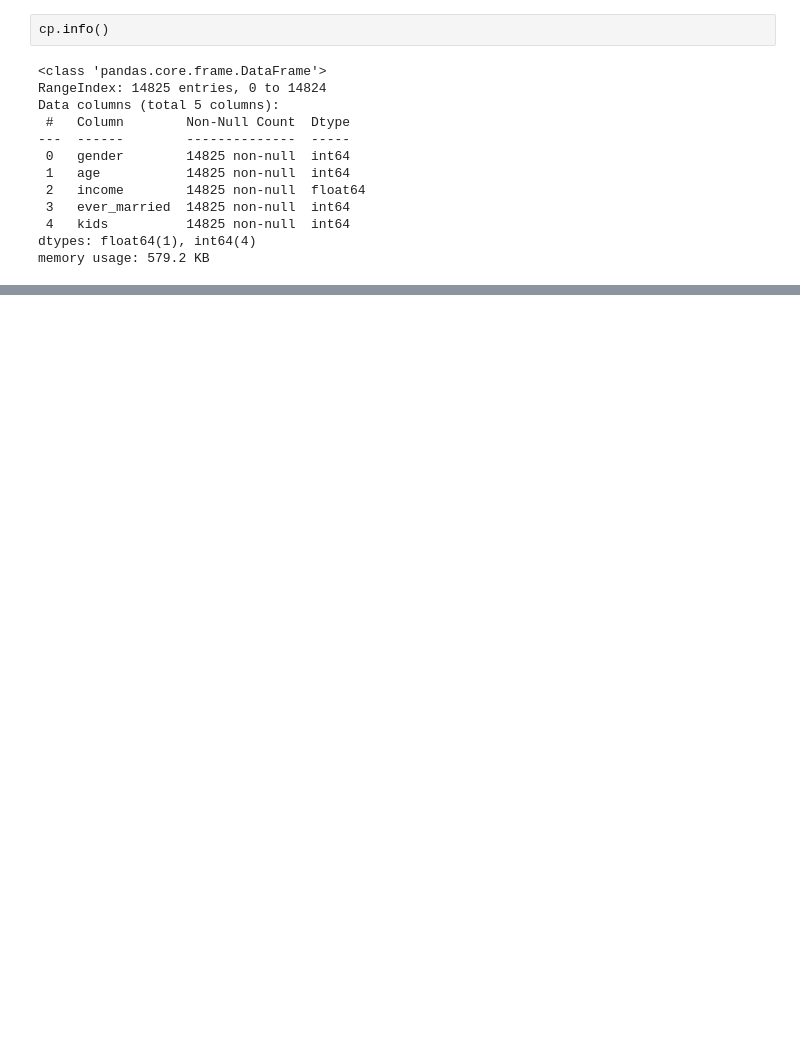
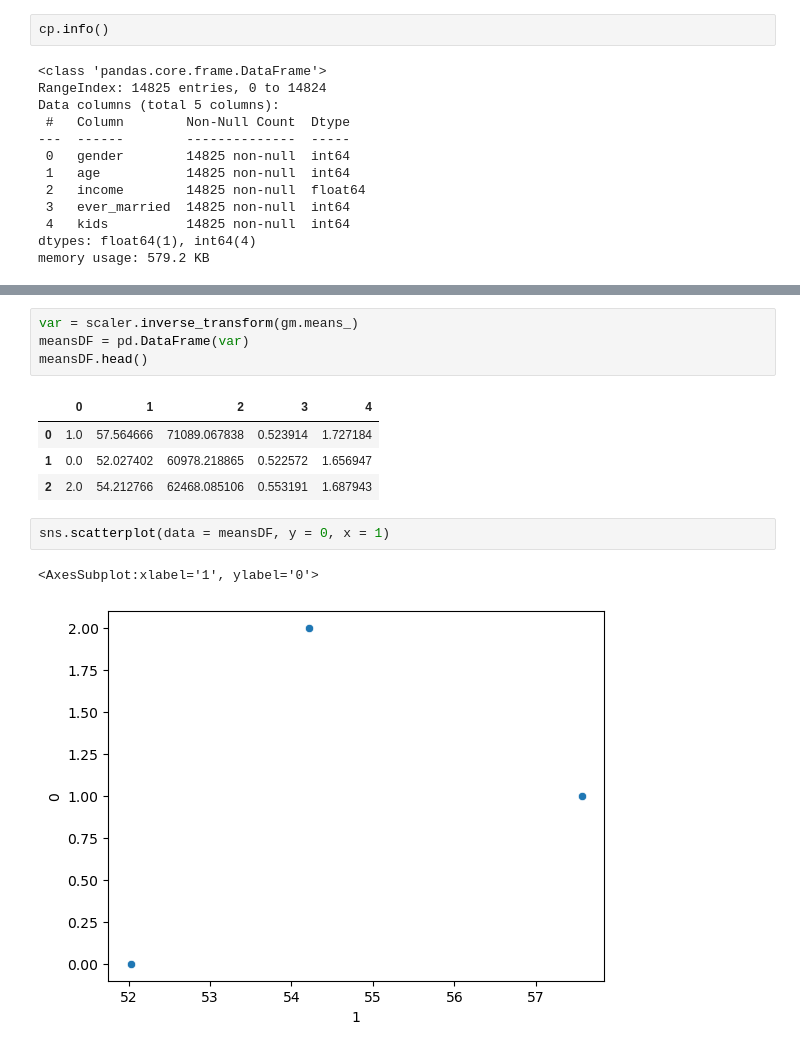
Before and after one commit to ApuAdh/RFP, a Jupyter notebook: Gaussian Mixed Model.ipynb, the cells around one changed output, grey strips where cells are left out. Saved outputs shown, nothing was run; the diff lists cells and outputs as text; blank space fills up the shorter version.

```diff
--- a/Gaussian Mixed Model.ipynb
+++ b/Gaussian Mixed Model.ipynb
@@ -187,0 +112,14 @@ sns.scatterplot(data = df, y = 3, x = 2, hue = "Predict")
+# %%
+var = scaler.inverse_transform(gm.means_)
+meansDF = pd.DataFrame(var)
+meansDF.head()
+# %% [output]
+|  | 0 | 1 | 2 | 3 | 4 |
+| 0 | 1.0 | 57.564666 | 71089.067838 | 0.523914 | 1.727184 |
+| 1 | 0.0 | 52.027402 | 60978.218865 | 0.522572 | 1.656947 |
+| 2 | 2.0 | 54.212766 | 62468.085106 | 0.553191 | 1.687943 |
+# %%
+sns.scatterplot(data = meansDF, y = 0, x = 1)
+# %% [output]
+<AxesSubplot:xlabel='1', ylabel='0'>
+[figure, added]
```
Also changed, not shown: parts of 25 cells of this notebook.
